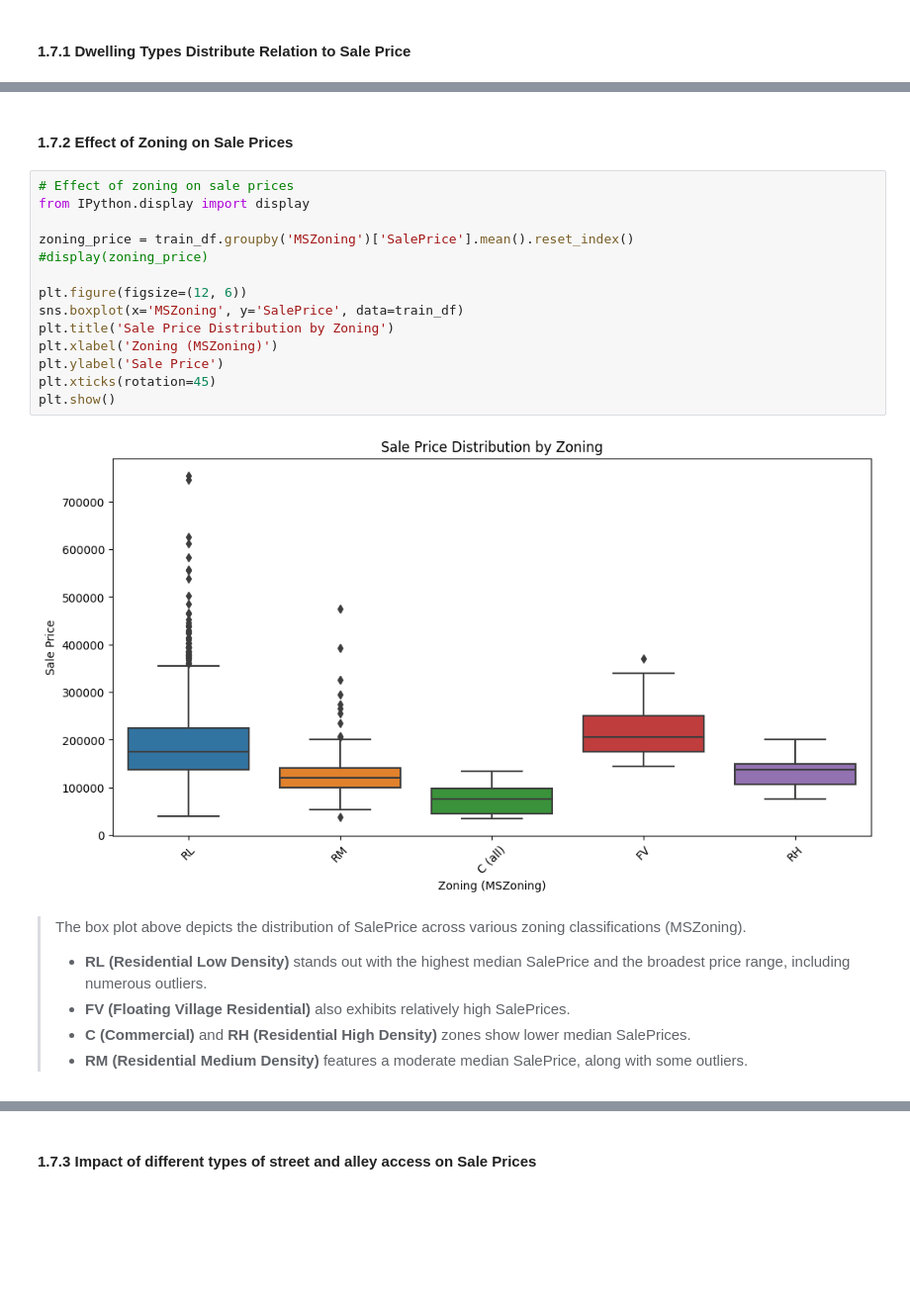
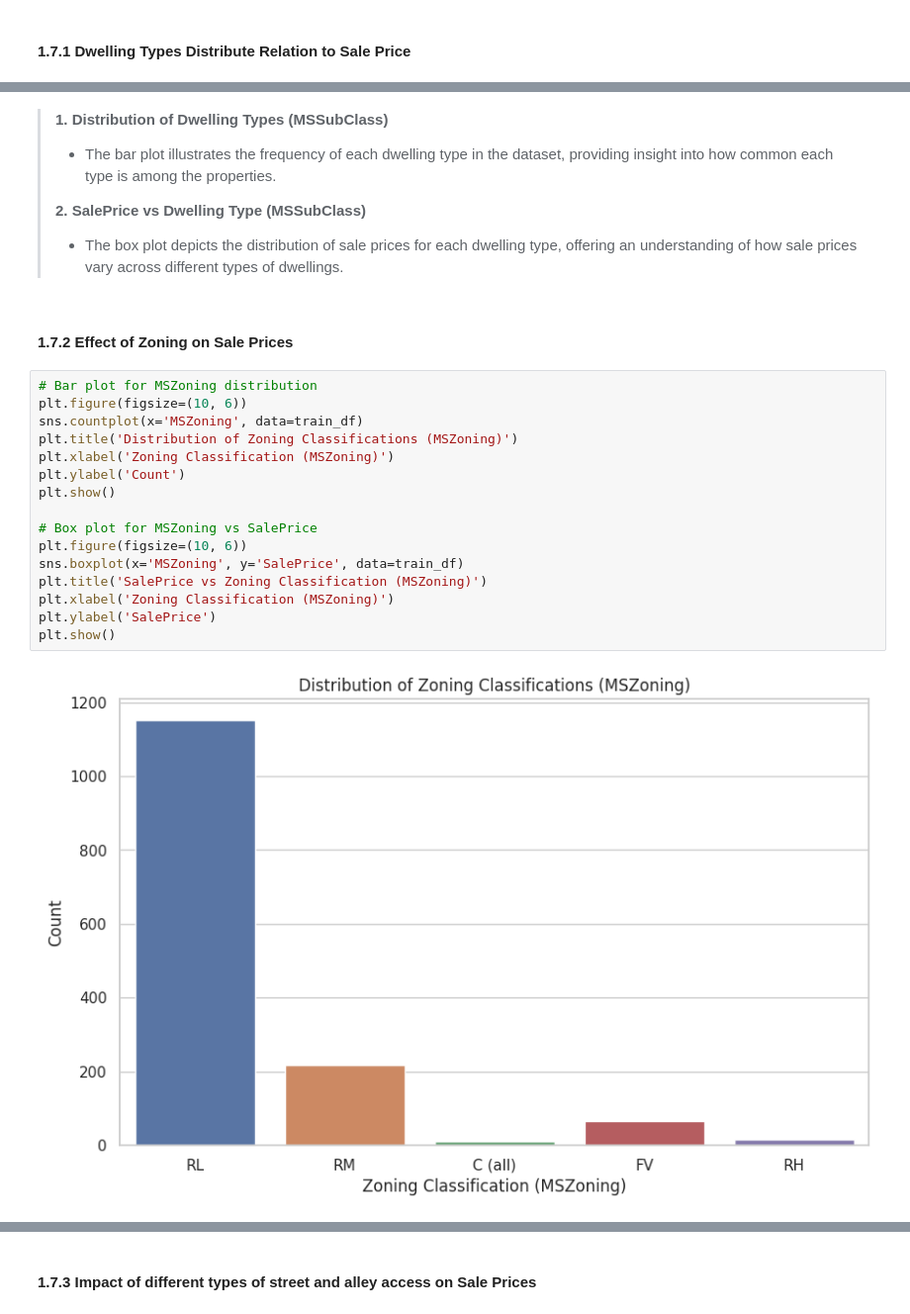
Before and after one commit to rishav21r/House-Prices---Advanced-Regression-Techniques, a Jupyter notebook: house_prices_advanced_regression.ipynb, the cells around one changed output, grey strips where cells are left out. Shown at 99% size. Drawn from its saved outputs; the diff is of its cells as text; blank space fills up the shorter version.

```diff
--- a/house_prices_advanced_regression.ipynb
+++ b/house_prices_advanced_regression.ipynb
@@ -434,24 +435,26 @@ plt.show()
+# %% [markdown]
+>**1. Distribution of Dwelling Types (MSSubClass)**
+>- The bar plot illustrates the frequency of each dwelling type in the dataset, providing insight into how common each type is among the properties.
+>
+>**2. SalePrice vs Dwelling Type (MSSubClass)**
+>- The box plot depicts the distribution of sale prices for each dwelling type, offering an understanding of how sale prices vary across different types of dwellings.
 # %% [markdown]
 #### 1.7.2 Effect of Zoning on Sale Prices
-# %%
-# Effect of zoning on sale prices
-from IPython.display import display
-
-zoning_price = train_df.groupby('MSZoning')['SalePrice'].mean().reset_index()
-#display(zoning_price)
-
-plt.figure(figsize=(12, 6))
-sns.boxplot(x='MSZoning', y='SalePrice', data=train_df)
-plt.title('Sale Price Distribution by Zoning')
-plt.xlabel('Zoning (MSZoning)')
-plt.ylabel('Sale Price')
-plt.xticks(rotation=45)
-plt.show()
-# %% [output]
-[figure, removed]
-# %% [markdown]
->The box plot above depicts the distribution of SalePrice across various zoning classifications (MSZoning).
->- **RL (Residential Low Density)** stands out with the highest median SalePrice and the broadest price range, including numerous outliers.
->- **FV (Floating Village Residential)** also exhibits relatively high SalePrices.
->- **C (Commercial)** and **RH (Residential High Density)** zones show lower median SalePrices.
->- **RM (Residential Medium Density)** features a moderate median SalePrice, along with some outliers.
+# %%
+# Bar plot for MSZoning distribution
+plt.figure(figsize=(10, 6))
+sns.countplot(x='MSZoning', data=train_df)
+plt.title('Distribution of Zoning Classifications (MSZoning)')
+plt.xlabel('Zoning Classification (MSZoning)')
+plt.ylabel('Count')
+plt.show()
+
+# Box plot for MSZoning vs SalePrice
+plt.figure(figsize=(10, 6))
+sns.boxplot(x='MSZoning', y='SalePrice', data=train_df)
+plt.title('SalePrice vs Zoning Classification (MSZoning)')
+plt.xlabel('Zoning Classification (MSZoning)')
+plt.ylabel('SalePrice')
+plt.show()
+# %% [output]
+[figure, added]
```
Also changed, not shown: parts of 14 cells of this notebook.
